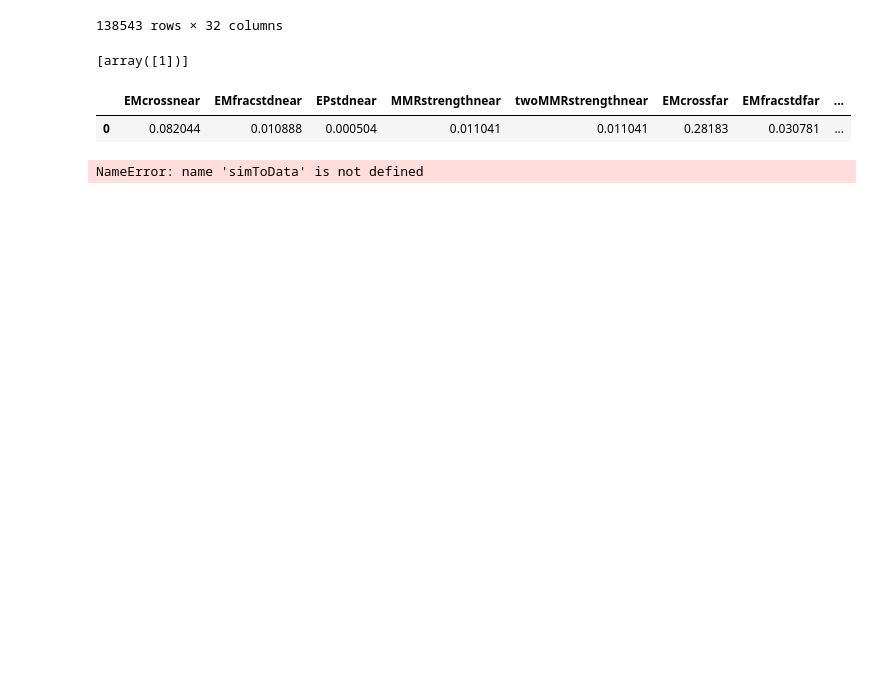
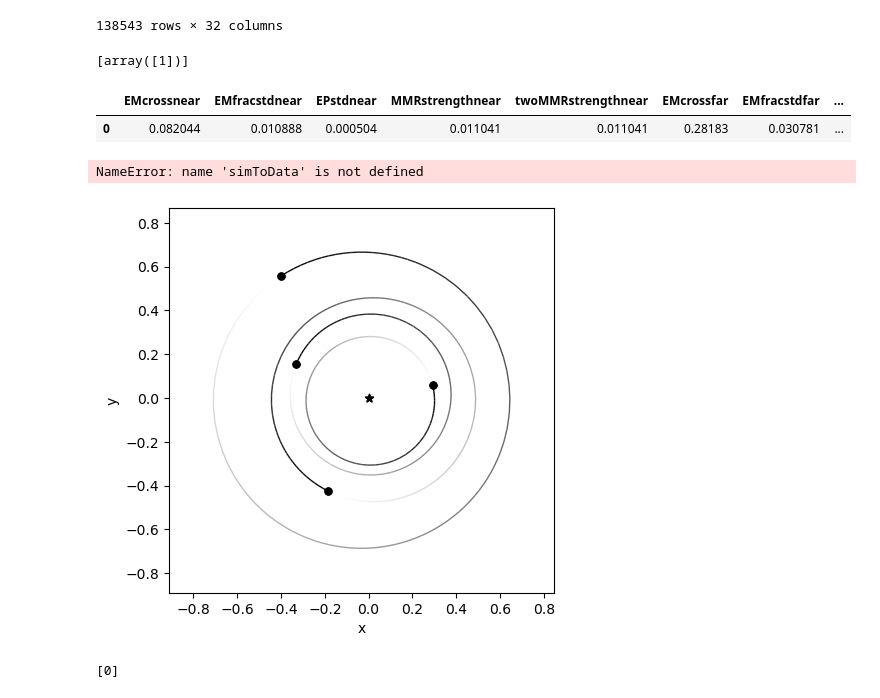
Before and after one commit to Ethadhani/SPOCKalt, a Jupyter notebook: testint.ipynb, the cells around one changed output. Drawn from its saved outputs; the diff is of its cells as text; code cells hidden in the pictures; blank space fills up the shorter version.

```diff
--- a/testint.ipynb
+++ b/testint.ipynb
@@ -97,3 +97,17 @@ NameError: name 'simToData' is not defined
 model = XGBClassifier()
 # %%
 model.load_model('SPOCKalt.model')
+# %%
+import rebound
+%matplotlib inline
+
+sim = rebound.Simulation()
+sim.add(m=1.)
+sim.add(m=3.e-5, P=1., e=0.05, pomega = 2.1, l=0.3)
+sim.add(m=3.e-5, P=1.4, e=0.05, pomega = 4.2, l=2.8)
+sim.add(m=3.e-5, P=2, e=0.05, pomega = 2.8, l=4.2)
+sim.add(m=3.e-5, P=3.5, e=0.05, pomega = 0.3, l=2.1)
+sim.move_to_com()
+fig = rebound.OrbitPlot(sim)
+# %% [output]
+[figure, added]
@@ -99,0 +118,4 @@ model.load_model('SPOCKalt.model')
+# %%
+model.predict_stable(sim)
+# %% [output]
+[0]
```
Also changed, not shown: parts of 1 cell of this notebook, 4 other files.
